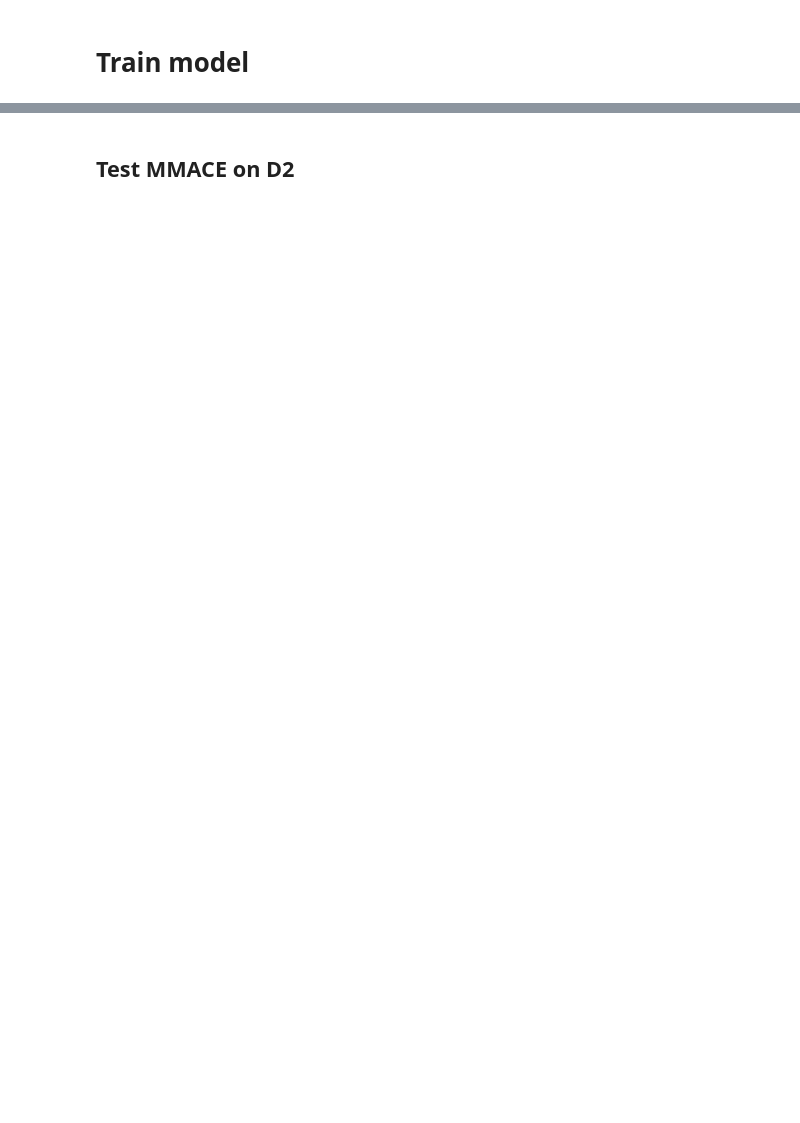
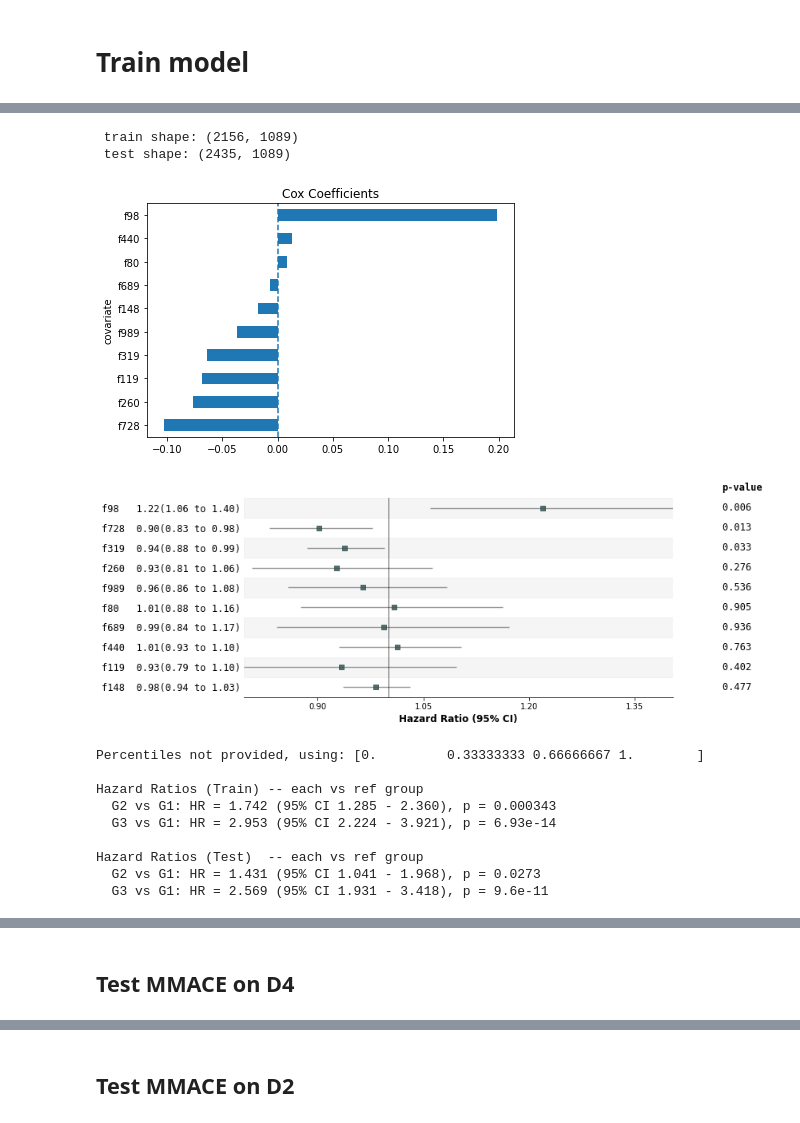
Before and after one commit to rdharini2001/CORI_dev, a Jupyter notebook: CORI_analysis.ipynb, the cells around one changed output, grey strips where cells are left out. Drawn from its saved outputs; the diff is of its cells as text; code cells hidden in the pictures; blank space fills up the shorter version.

```diff
--- a/CORI_analysis.ipynb
+++ b/CORI_analysis.ipynb
@@ -595,0 +1064,25 @@ cohort: D4
+# %%
+outputs = train_cox_model(train_df = meanpool["D1_cori"],
+    test_df = meanpool["D2_cori"],
+    selected_features = cori_features,
+    time_col= time_col,
+    event_col= event_col,
+    organ_name="organ",
+    save_dir=None,
+    plot_km=True,
+    plot_groups=[3],
+    verbose=True)
+# %% [output]
+ train shape: (2156, 1089)
+ test shape: (2435, 1089)
+[figure, added]
+[figure, added]
+Percentiles not provided, using: [0.         0.33333333 0.66666667 1.        ]
+
+Hazard Ratios (Train) -- each vs ref group
+  G2 vs G1: HR = 1.742 (95% CI 1.285 - 2.360), p = 0.000343
+  G3 vs G1: HR = 2.953 (95% CI 2.224 - 3.921), p = 6.93e-14
+
+Hazard Ratios (Test)  -- each vs ref group
+  G2 vs G1: HR = 1.431 (95% CI 1.041 - 1.968), p = 0.0273
+  G3 vs G1: HR = 2.569 (95% CI 1.931 - 3.418), p = 9.6e-11
@@ -596,3 +1090,5 @@ cohort: D4
+# %% [markdown]
+## Test MMACE on D4
 # %%
 
 
```
Also changed, not shown: parts of 79 cells of this notebook, 7 other files.
